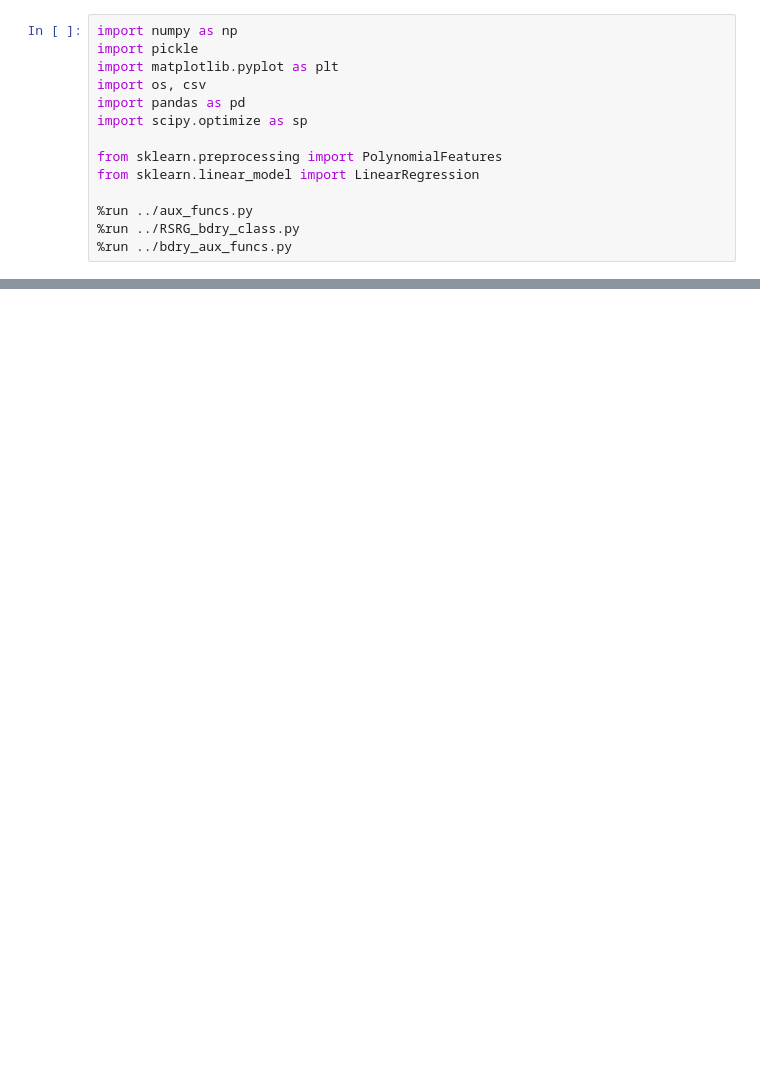
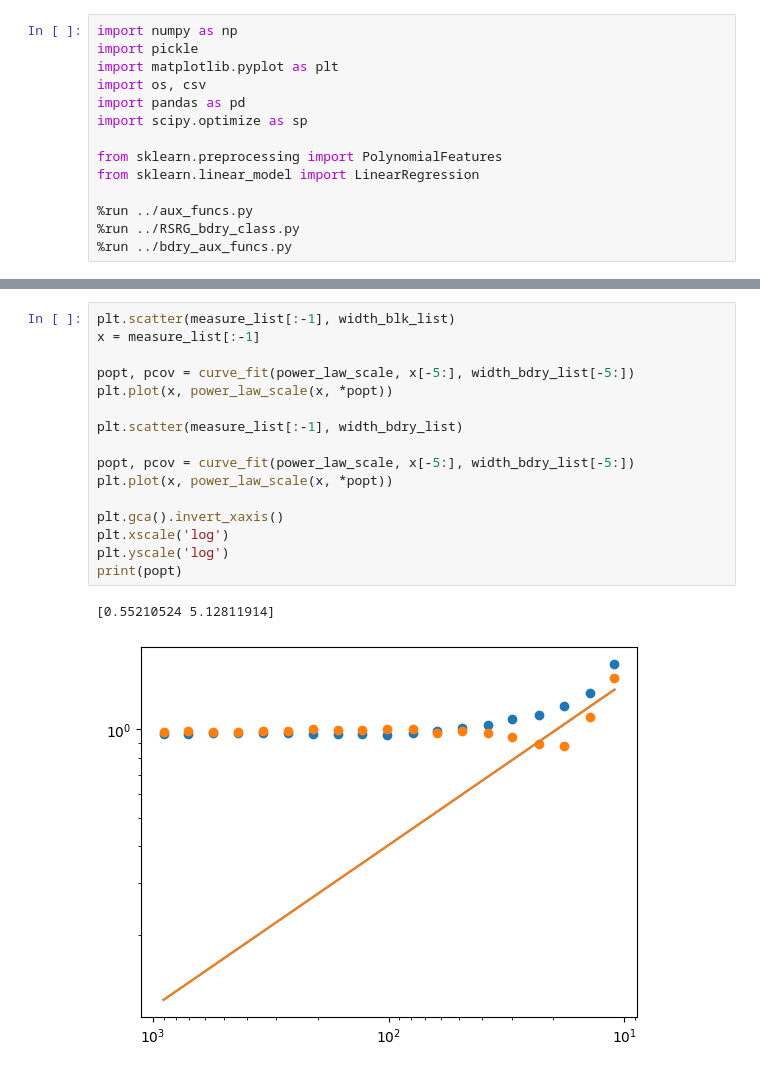
Before and after one commit to tsgaurav/Ising_RSRG, a Jupyter notebook: bdry_output/Bdry_distribution.ipynb, the cells around one changed output, grey strips where cells are left out. Cells and saved outputs as stored; diff of their text form; blank space fills up the shorter version.

```diff
--- a/bdry_output/Bdry_distribution.ipynb
+++ b/bdry_output/Bdry_distribution.ipynb
@@ -21,0 +109,19 @@ log_file
+# %%
+plt.scatter(measure_list[:-1], width_blk_list)
+x = measure_list[:-1]
+
+popt, pcov = curve_fit(power_law_scale, x[-5:], width_bdry_list[-5:])
+plt.plot(x, power_law_scale(x, *popt))
+
+plt.scatter(measure_list[:-1], width_bdry_list)
+
+popt, pcov = curve_fit(power_law_scale, x[-5:], width_bdry_list[-5:])
+plt.plot(x, power_law_scale(x, *popt))
+
+plt.gca().invert_xaxis()
+plt.xscale('log')
+plt.yscale('log')
+print(popt)
+# %% [output]
+[0.55210524 5.12811914]
+[figure, added]
```
Also changed, not shown: parts of 7 cells of this notebook, 2 other files.
